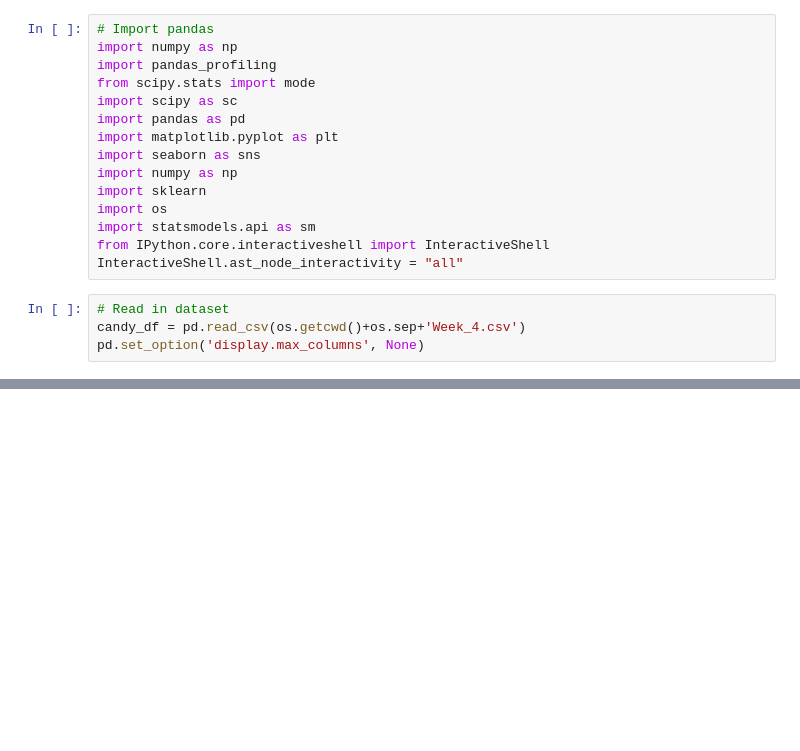
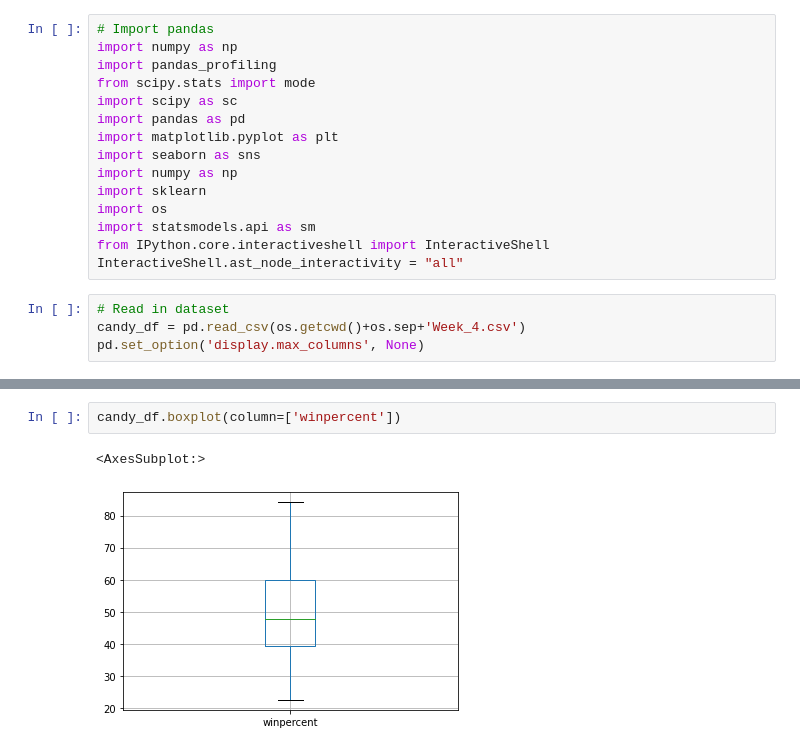
Before and after one commit to YoAr/EAI6040_Module3, a Jupyter notebook: Module3_yogesh.ipynb, the cells around one changed output, grey strips where cells are left out. Drawn from its saved outputs; the diff is of its cells as text; blank space fills up the shorter version.

```diff
--- a/Module3_yogesh.ipynb
+++ b/Module3_yogesh.ipynb
@@ -40,0 +154,5 @@ pandas_profiling.ProfileReport(candy_df)
+# %%
+candy_df.boxplot(column=['winpercent'])
+# %% [output]
+<AxesSubplot:>
+[figure, added]
```
Also changed, not shown: parts of 10 cells of this notebook.
